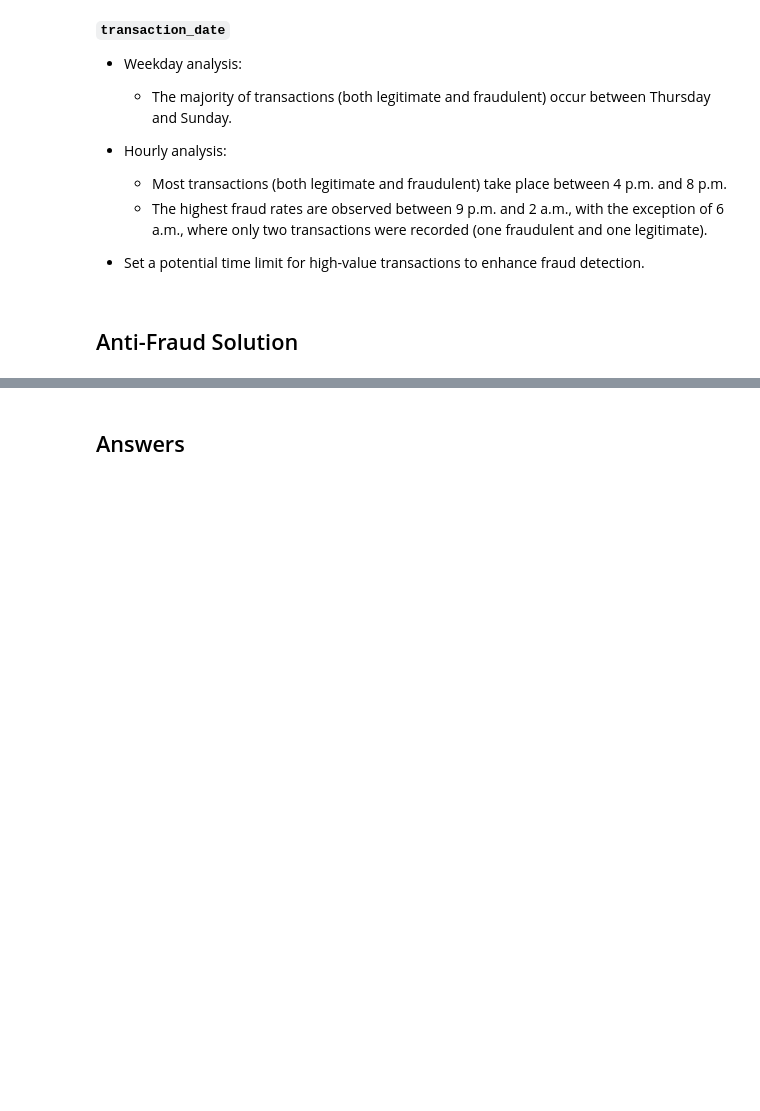
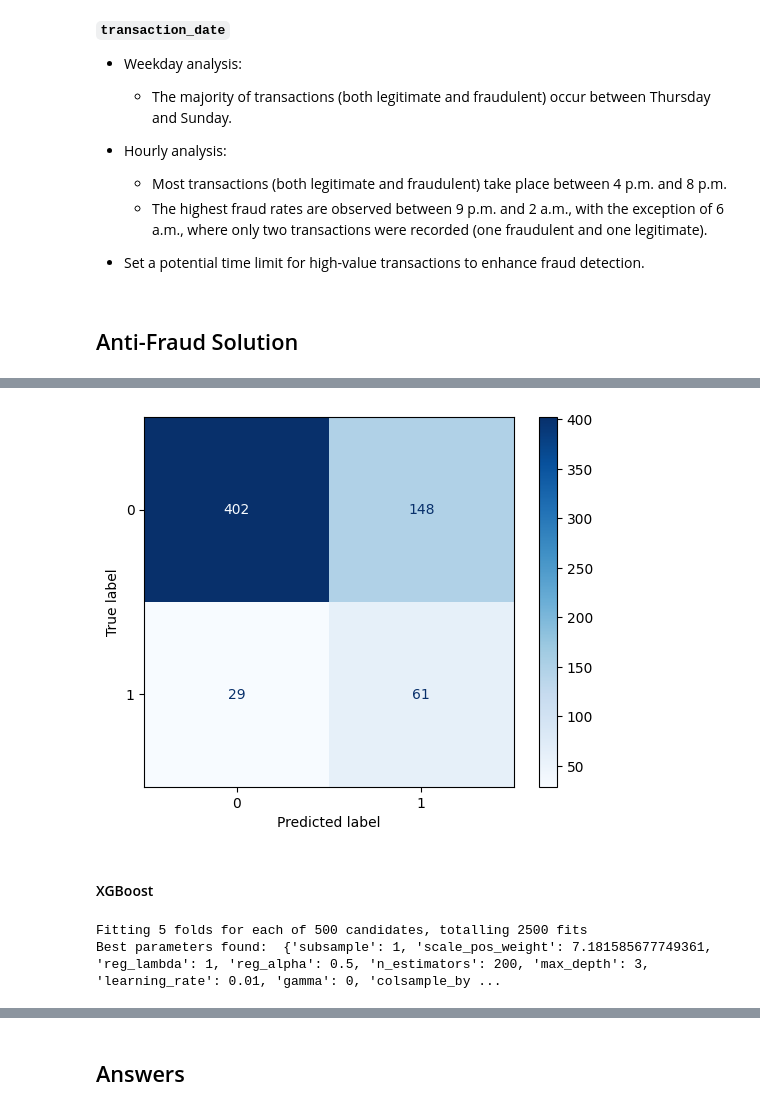
Before and after one commit to brvsf/risk-analysis, a Jupyter notebook: Data-Analysis (Fraud).ipynb, the cells around one changed output, grey strips where cells are left out. Saved outputs shown, nothing was run; the diff lists cells and outputs as text; code cells hidden in the pictures; blank space fills up the shorter version.

```diff
--- a/Fraud-Analysis.ipynb
+++ b/Data-Analysis (Fraud).ipynb
@@ -1421,8 +1476,10 @@ df = pd.read_csv('transactional-sample.csv')
 
 df['transaction_date'] = pd.to_datetime(df['transaction_date'])
 
-#balancing the dataset
-fraud = df[df['has_cbk'] == 1]
-non_fraud = df[df['has_cbk'] == 0].sample(n=len(fraud))
+# balancing the dataset
+X = df.drop(columns=['has_cbk', 'card_number', 'transaction_id'])
+y = df['has_cbk'].astype(int)
 
-df_balanced = pd.concat([fraud, non_fraud])
+# Under Sampler will be directed aplicated in the XGBoost model using the
+data_fraud = df[df['has_cbk'] == 1]
+data_non_fraud = df[df['has_cbk'] == 0]
@@ -1486,9 +1485,0 @@ class FeatureEngineering:
-# %%
-fe = FeatureEngineering(df_balanced)
-df_transformed = fe.apply_all_transformations()
-
-df_transformed.head()
-X = df_transformed.drop(columns=['has_cbk', 'card_number'])
-y = df_transformed['has_cbk'].astype(int)
-
-X_train, X_test, y_train, y_test = train_test_split(X, y, test_size=0.2)
@@ -1550,0 +1767,49 @@ weighted avg       0.87      0.87      0.87       157
+# %%
+# Confusion matrix
+cm_base = confusion_matrix(y_test, y_pred_base)
+
+# Plotting the confusion matrix
+disp = ConfusionMatrixDisplay(confusion_matrix=cm_base, display_labels=best_base.classes_)
+disp.plot(cmap='Blues')
+plt.show()
+# %% [output]
+[figure, added]
+# %% [markdown]
+#### XGBoost
+# %%
+# Defining param grid
+params = {
+    'n_estimators': [100, 200, 300],
+    'max_depth': [3, 4, 5, 6],
+    'learning_rate': [0.01, 0.1, 0.3],
+    'subsample': [0.5, 0.7, 1],
+    'colsample_bytree': [0.5, 0.7, 1],
+    'gamma': [0, 1, 5],
+    'reg_alpha': [0, 0.1, 0.5],
+    'reg_lambda': [0, 1, 5],
+    'scale_pos_weight': [len(data_non_fraud) / len(data_fraud)]
+}
+
+# Instantiate the model
+model_xgb = XGBClassifier(random_state=42)
+
+# Start the grid
+search = RandomizedSearchCV(
+    model_xgb,
+    param_distributions=params,
+    scoring=recall_class_1_scorer,
+    n_jobs=-1,
+    cv=5,
+    verbose=1,
+    n_iter=500
+)
+
+# Fit the grid
+search.fit(X_train_transformed, y_train)
+
+# Get the best model
+best_model = search.best_estimator_
+print("Best parameters found: ", search.best_params_)
+# %% [output]
+Fitting 5 folds for each of 500 candidates, totalling 2500 fits
+Best parameters found:  {'subsample': 1, 'scale_pos_weight': 7.181585677749361, 'reg_lambda': 1, 'reg_alpha': 0.5, 'n_estimators': 200, 'max_depth': 3, 'learning_rate': 0.01, 'gamma': 0, 'colsample_by ...
```
Also changed, not shown: parts of 23 cells of this notebook.
